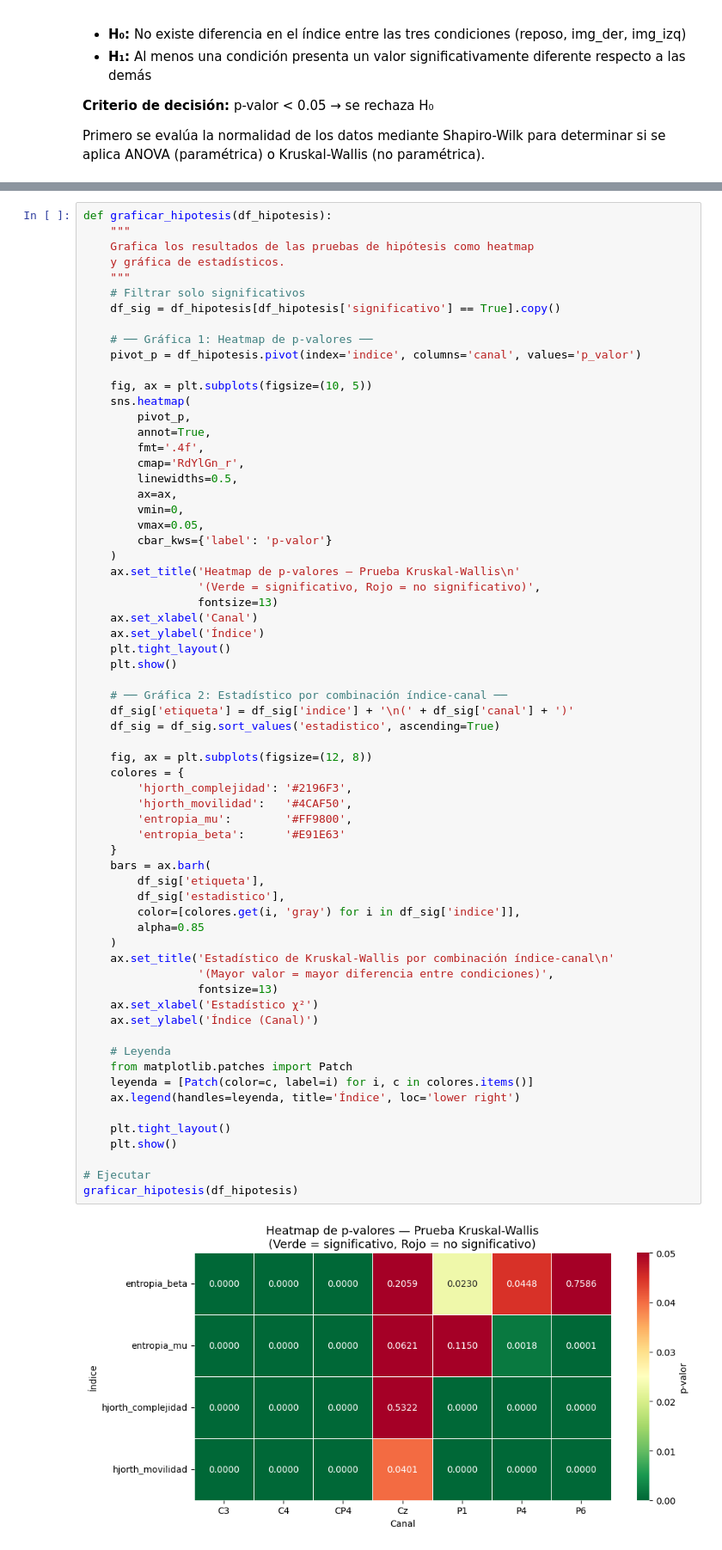
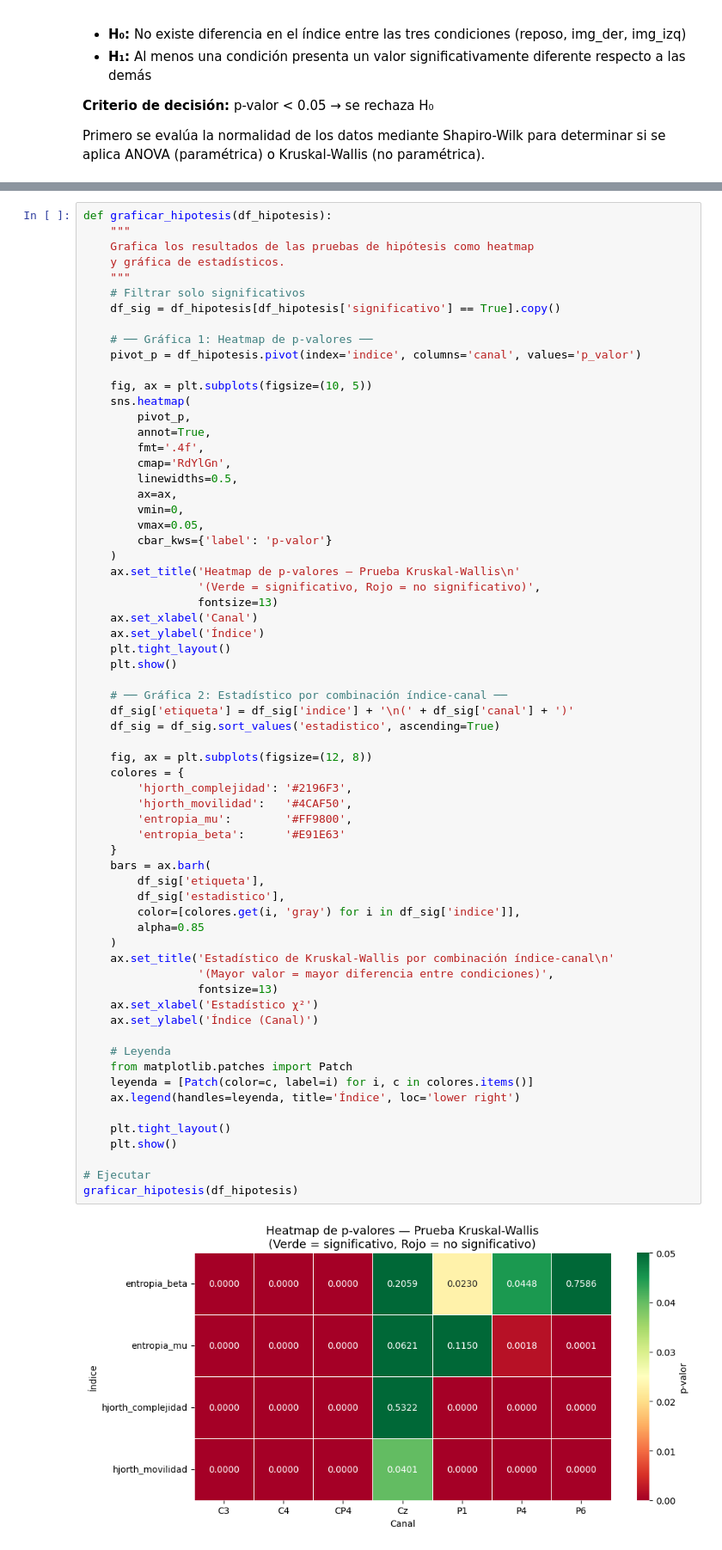
Before and after one commit to Michael10Crack/Lab_BioSenales, a Jupyter notebook: Proyecto_2.ipynb, the cells around one changed output, grey strips where cells are left out. Shown at 86% size. Saved outputs shown, nothing was run; the diff lists cells and outputs as text.

```diff
--- a/Proyecto_2.ipynb
+++ b/Proyecto_2.ipynb
@@ -990,7 +996,7 @@ def graficar_hipotesis(df_hipotesis):
         pivot_p,
         annot=True,
         fmt='.4f',
-        cmap='RdYlGn_r',
+        cmap='RdYlGn',
         linewidths=0.5,
         ax=ax,
         vmin=0,
@@ -1012,34 +1018,34 @@ def graficar_hipotesis(df_hipotesis):
     fig, ax = plt.subplots(figsize=(12, 8))
     colores = {
         'hjorth_complejidad': '#2196F3',
         'hjorth_movilidad':   '#4CAF50',
         'entropia_mu':        '#FF9800',
         'entropia_beta':      '#E91E63'
     }
     bars = ax.barh(
         df_sig['etiqueta'],
         df_sig['estadistico'],
         color=[colores.get(i, 'gray') for i in df_sig['indice']],
         alpha=0.85
     )
     ax.set_title('Estadístico de Kruskal-Wallis por combinación índice-canal\n'
                  '(Mayor valor = mayor diferencia entre condiciones)',
                  fontsize=13)
     ax.set_xlabel('Estadístico χ²')
     ax.set_ylabel('Índice (Canal)')
 
     # Leyenda
     from matplotlib.patches import Patch
     leyenda = [Patch(color=c, label=i) for i, c in colores.items()]
     ax.legend(handles=leyenda, title='Índice', loc='lower right')
 
     plt.tight_layout()
     plt.show()
 
 # Ejecutar
 graficar_hipotesis(df_hipotesis)
 # %% [output]
-[figure, old version]
+[figure, new version]
 [figure]
 # %%
 # Verificación de valores reportados en el análisis
```
Also changed, not shown: parts of 7 cells of this notebook.
